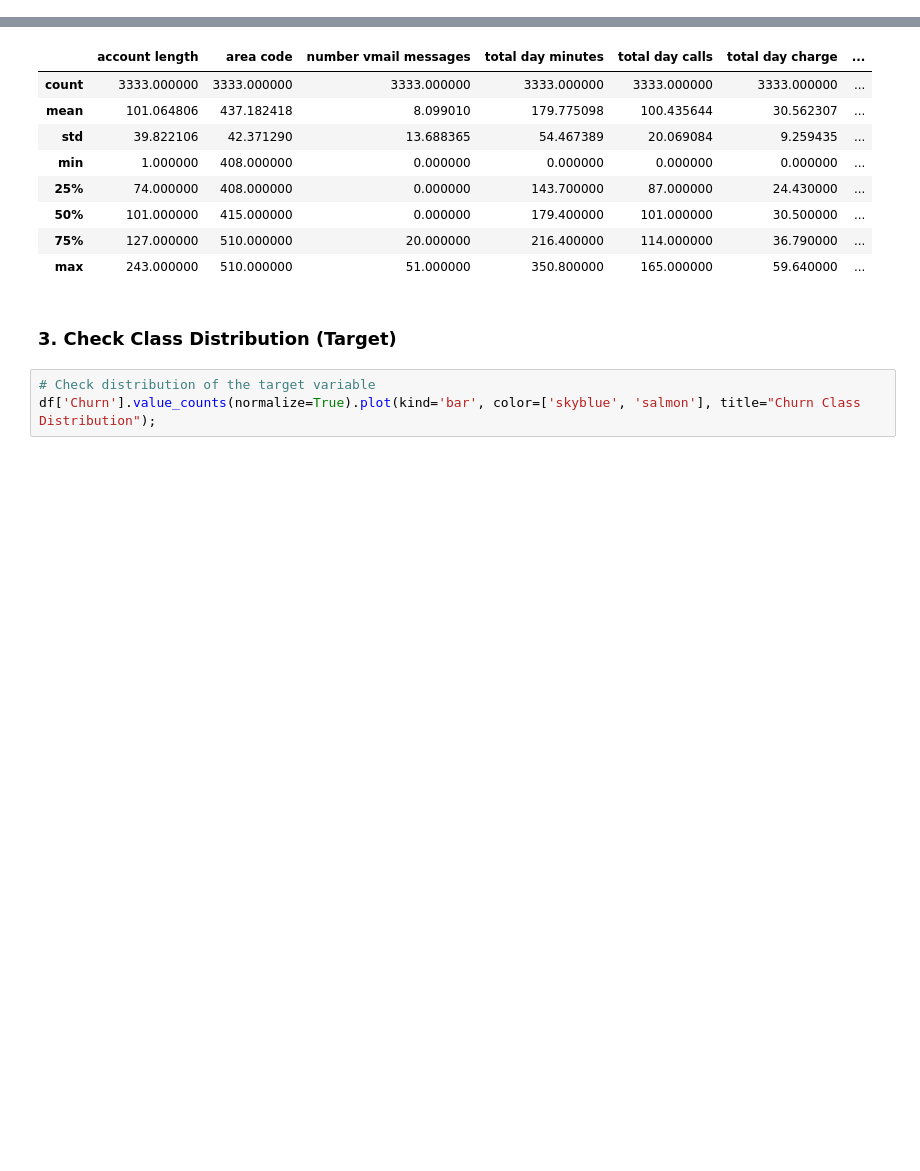
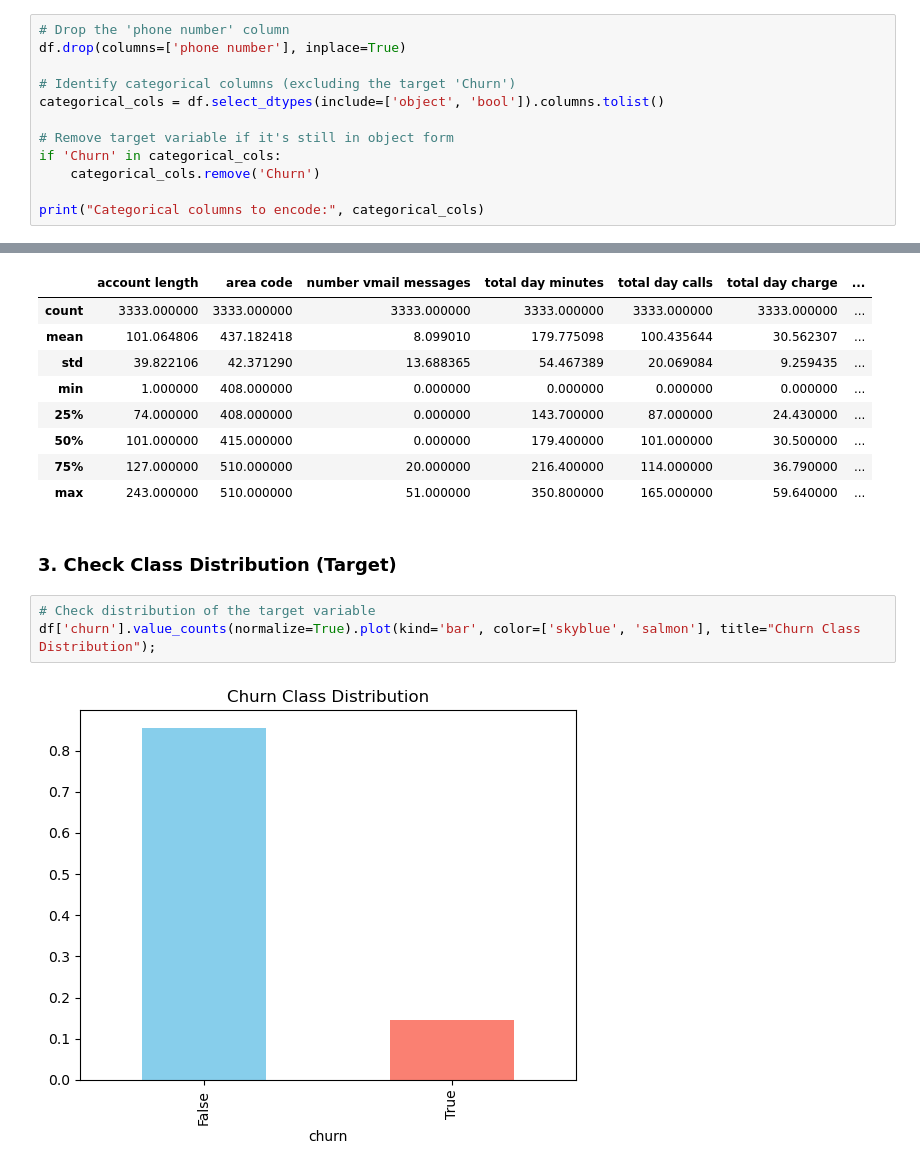
Before and after one commit to Tinah-91/SyriaTel-Customer-Churn-, a Jupyter notebook: notebooks/SyriaTel Customer Churn.ipynb, the cells around one changed output, grey strips where cells are left out. Drawn from its saved outputs; the diff is of its cells as text; blank space fills up the shorter version.

```diff
--- a/notebooks/SyriaTel Customer Churn.ipynb
+++ b/notebooks/SyriaTel Customer Churn.ipynb
@@ -251,0 +254,12 @@ Categorical columns to encode: ['state', 'phone number', 'international plan', '
+# %%
+# Drop the 'phone number' column
+df.drop(columns=['phone number'], inplace=True)
+
+# Identify categorical columns (excluding the target 'Churn')
+categorical_cols = df.select_dtypes(include=['object', 'bool']).columns.tolist()
+
+# Remove target variable if it's still in object form
+if 'Churn' in categorical_cols:
+    categorical_cols.remove('Churn')
+
+print("Categorical columns to encode:", categorical_cols)
@@ -303,4 +332,6 @@ df_encoded.describe()
  ### 3. Check Class Distribution (Target)
 # %%
 # Check distribution of the target variable
-df['Churn'].value_counts(normalize=True).plot(kind='bar', color=['skyblue', 'salmon'], title="Churn Class Distribution");
+df['churn'].value_counts(normalize=True).plot(kind='bar', color=['skyblue', 'salmon'], title="Churn Class Distribution");
+# %% [output]
+[figure, added]
```
Also changed, not shown: parts of 7 cells of this notebook, 1 other file.
